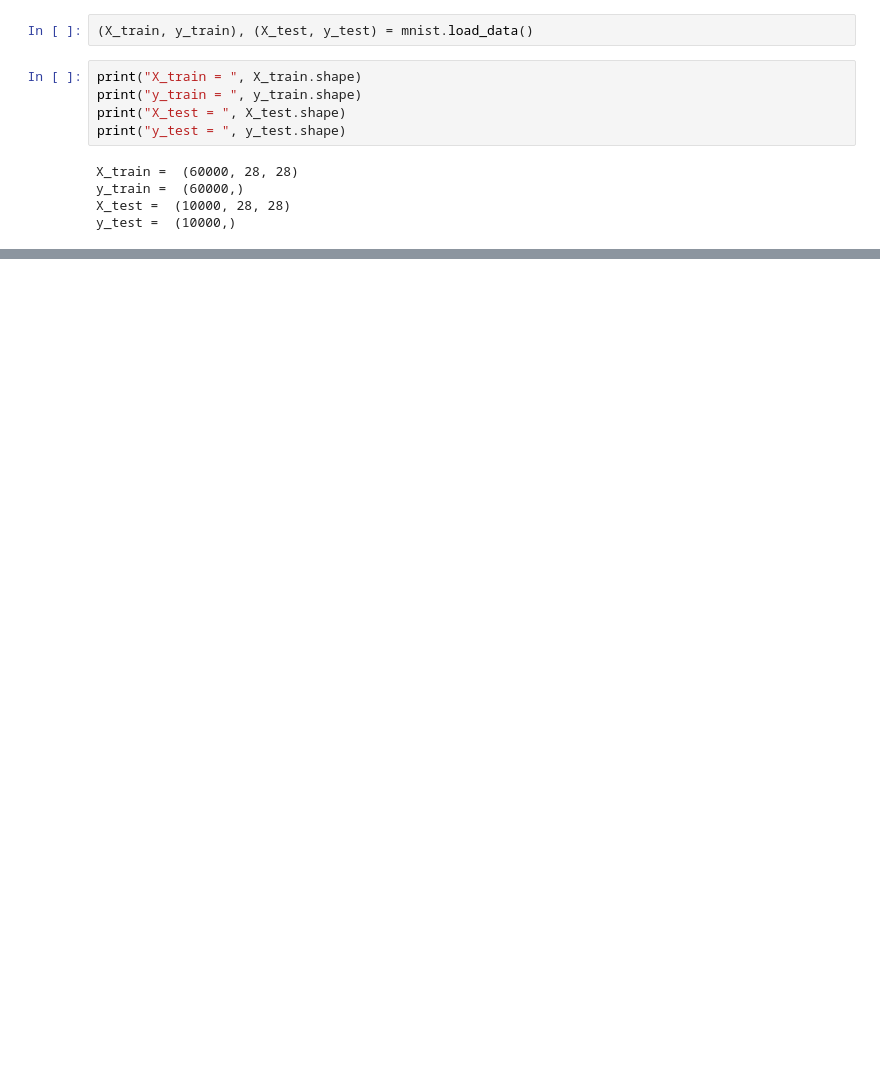
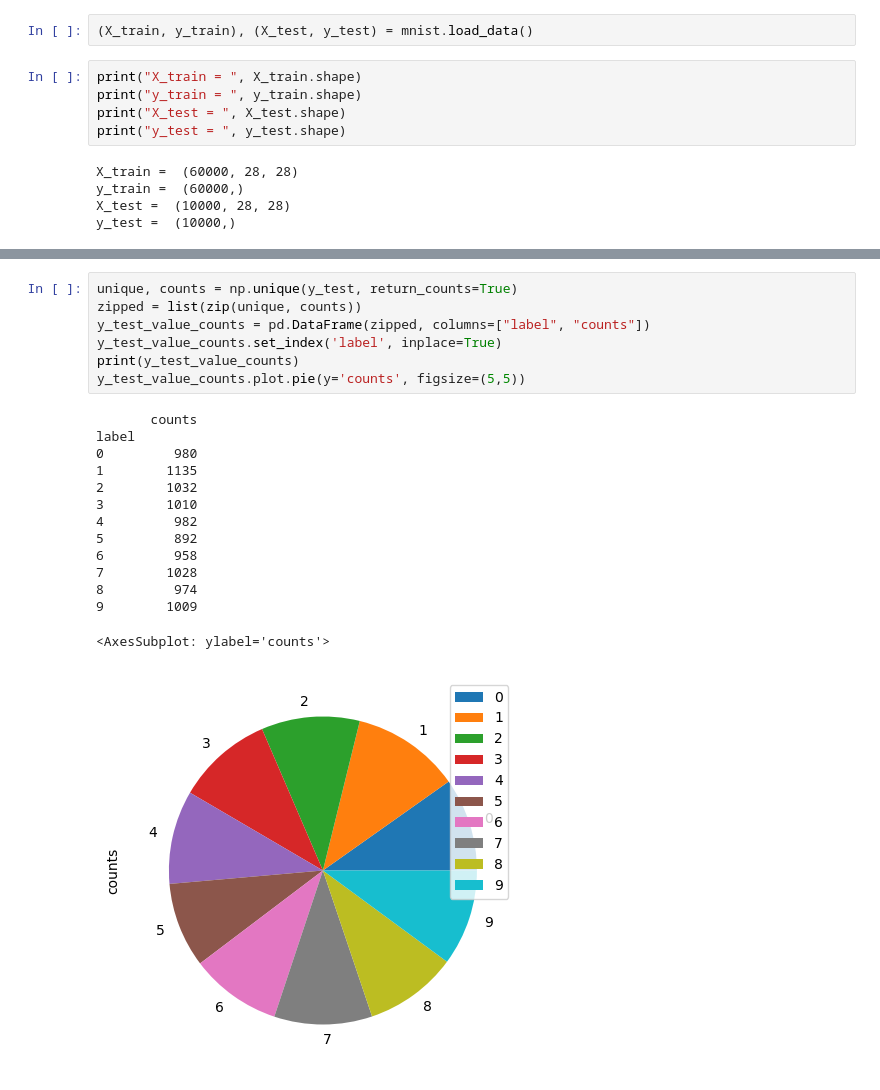
Before and after one commit to fratambot/MLOps-with-wandb, a Jupyter notebook: notebooks/EDA.ipynb, the cells around one changed output, grey strips where cells are left out. Saved outputs shown, nothing was run; the diff lists cells and outputs as text; blank space fills up the shorter version.

```diff
--- a/notebooks/EDA.ipynb
+++ b/notebooks/EDA.ipynb
@@ -39,0 +82,22 @@ for i in range(9):
+# %%
+unique, counts = np.unique(y_test, return_counts=True)
+zipped = list(zip(unique, counts))
+y_test_value_counts = pd.DataFrame(zipped, columns=["label", "counts"])
+y_test_value_counts.set_index('label', inplace=True)
+print(y_test_value_counts)
+y_test_value_counts.plot.pie(y='counts', figsize=(5,5))
+# %% [output]
+       counts
+label
+0         980
+1        1135
+2        1032
+3        1010
+4         982
+5         892
+6         958
+7        1028
+8         974
+9        1009
+<AxesSubplot: ylabel='counts'>
+[figure, added]
```
Also changed, not shown: parts of 14 cells of this notebook, 3 other files.
